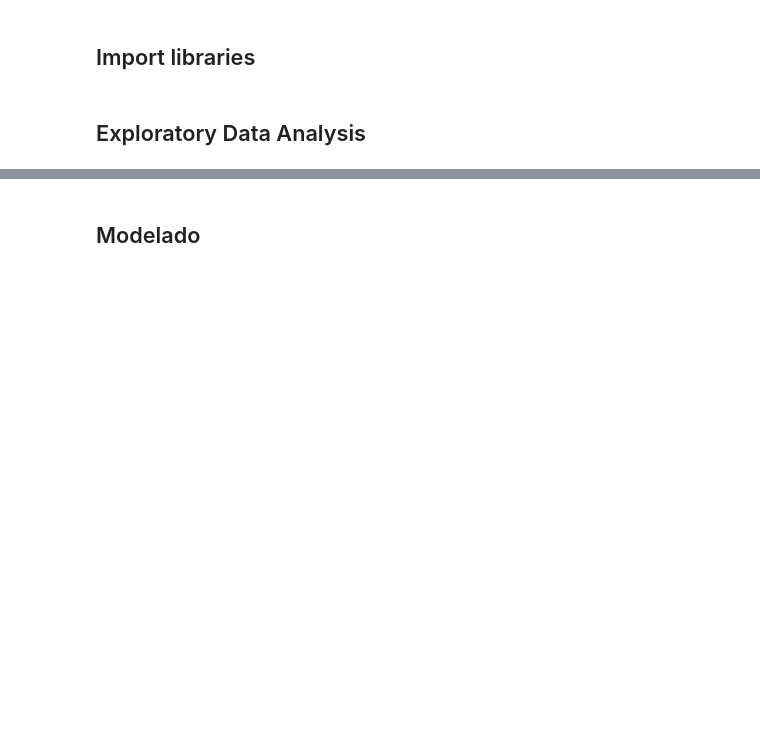
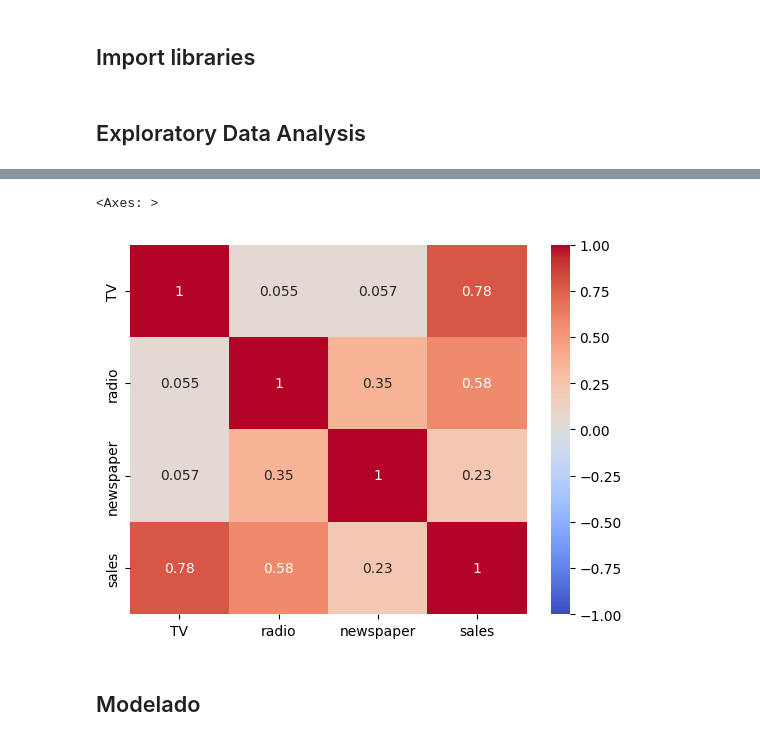
Before and after one commit to Andrea3677/ONLINE_DS_THEBRIDGE_OK, a Jupyter notebook: 3-Machine_Learning/1-Supervisado/1-Regression/3-Regularization/ejercicios/Advertising_RidgeLasso.ipynb, the cells around one changed output, grey strips where cells are left out. Cells and saved outputs as stored; diff of their text form; code cells hidden in the pictures; blank space fills up the shorter version.

```diff
--- a/3-Machine_Learning/1-Supervisado/1-Regression/3-Regularization/ejercicios/Advertising_RidgeLasso.ipynb
+++ b/3-Machine_Learning/1-Supervisado/1-Regression/3-Regularization/ejercicios/Advertising_RidgeLasso.ipynb
@@ -32,3 +113,8 @@ from sklearn.metrics import mean_absolute_error, mean_squared_error, r2_score
+# %%
+sns.heatmap(df.corr(), annot=True, cmap="coolwarm", vmin=-1)
+# %% [output]
+<Axes: >
+[figure, added]
 # %% [markdown]
 ## Modelado
 # %%
```
Also changed, not shown: parts of 43 cells of this notebook, 31 other files.
